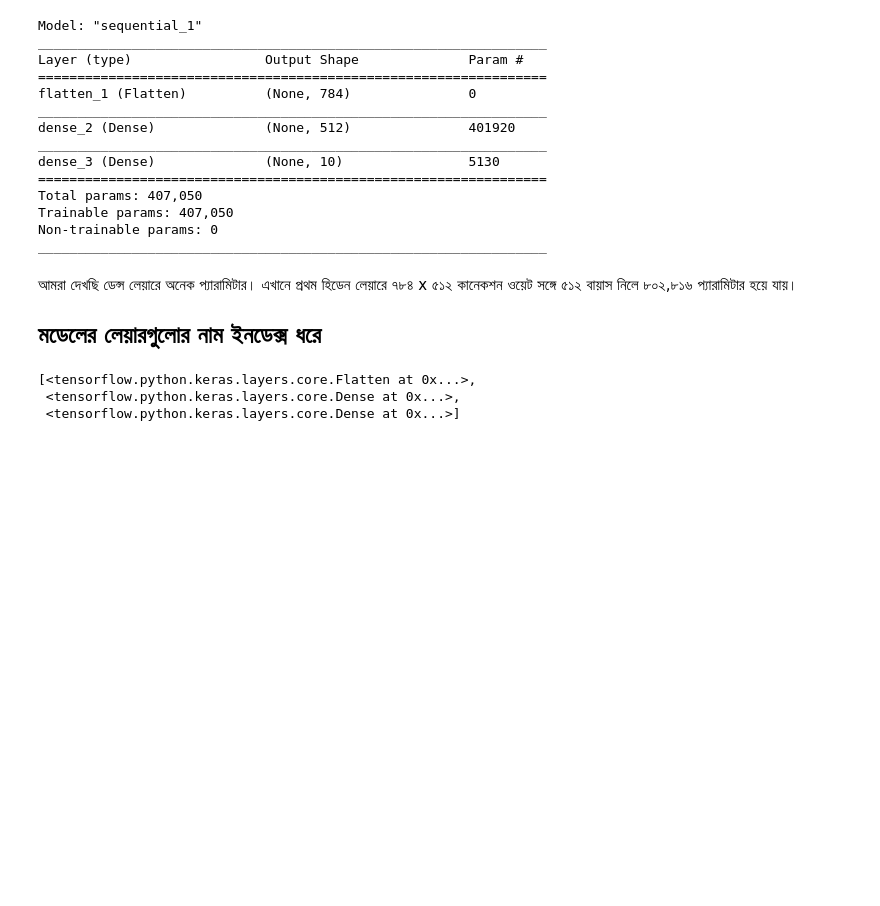
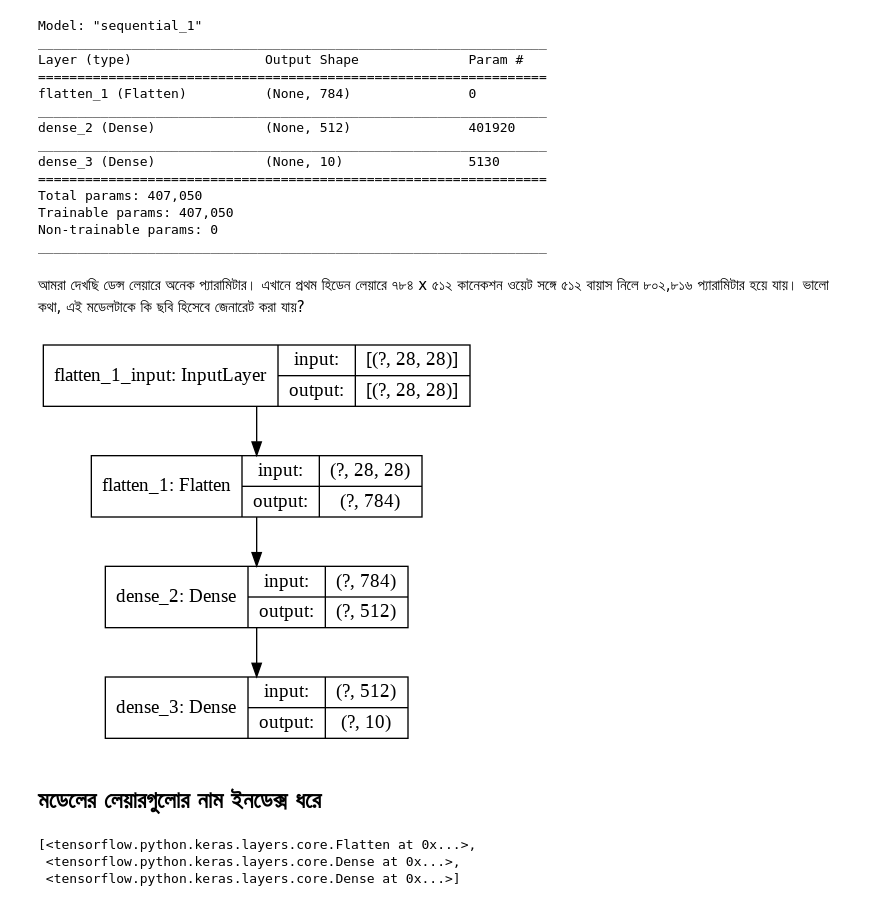
Before and after one commit to raqueeb/TensorFlow2, a Jupyter notebook: classification_book.ipynb, the cells around one changed output. Saved outputs shown, nothing was run; the diff lists cells and outputs as text; code cells hidden in the pictures; blank space fills up the shorter version.

```diff
--- a/classification_book.ipynb
+++ b/classification_book.ipynb
@@ -610,9 +610,13 @@ Trainable params: 407,050
 Non-trainable params: 0
 _________________________________________________________________
 # %% [markdown]
-আমরা দেখছি ডেন্স লেয়ারে অনেক প্যারামিটার। এখানে প্রথম হিডেন লেয়ারে ৭৮৪ x ৫১২ কানেকশন ওয়েট সঙ্গে ৫১২ বায়াস নিলে ৮০২,৮১৬ প্যারামিটার হয়ে যায়।
-
-## মডেলের লেয়ারগুলোর নাম ইনডেক্স ধরে
+আমরা দেখছি ডেন্স লেয়ারে অনেক প্যারামিটার। এখানে প্রথম হিডেন লেয়ারে ৭৮৪ x ৫১২ কানেকশন ওয়েট সঙ্গে ৫১২ বায়াস নিলে ৮০২,৮১৬ প্যারামিটার হয়ে যায়। ভালো কথা, এই মডেলটাকে কি ছবি হিসেবে জেনারেট করা যায়?
+# %%
+keras.utils.plot_model(model, "mnist_model.png", show_shapes=True)
+# %% [output]
+[figure, added]
+# %% [markdown]
+## মডেলের লেয়ারগুলোর নাম ইনডেক্স ধরে
 # %%
 model.layers
 # %% [output]
```
Also changed, not shown: parts of 11 cells of this notebook.
